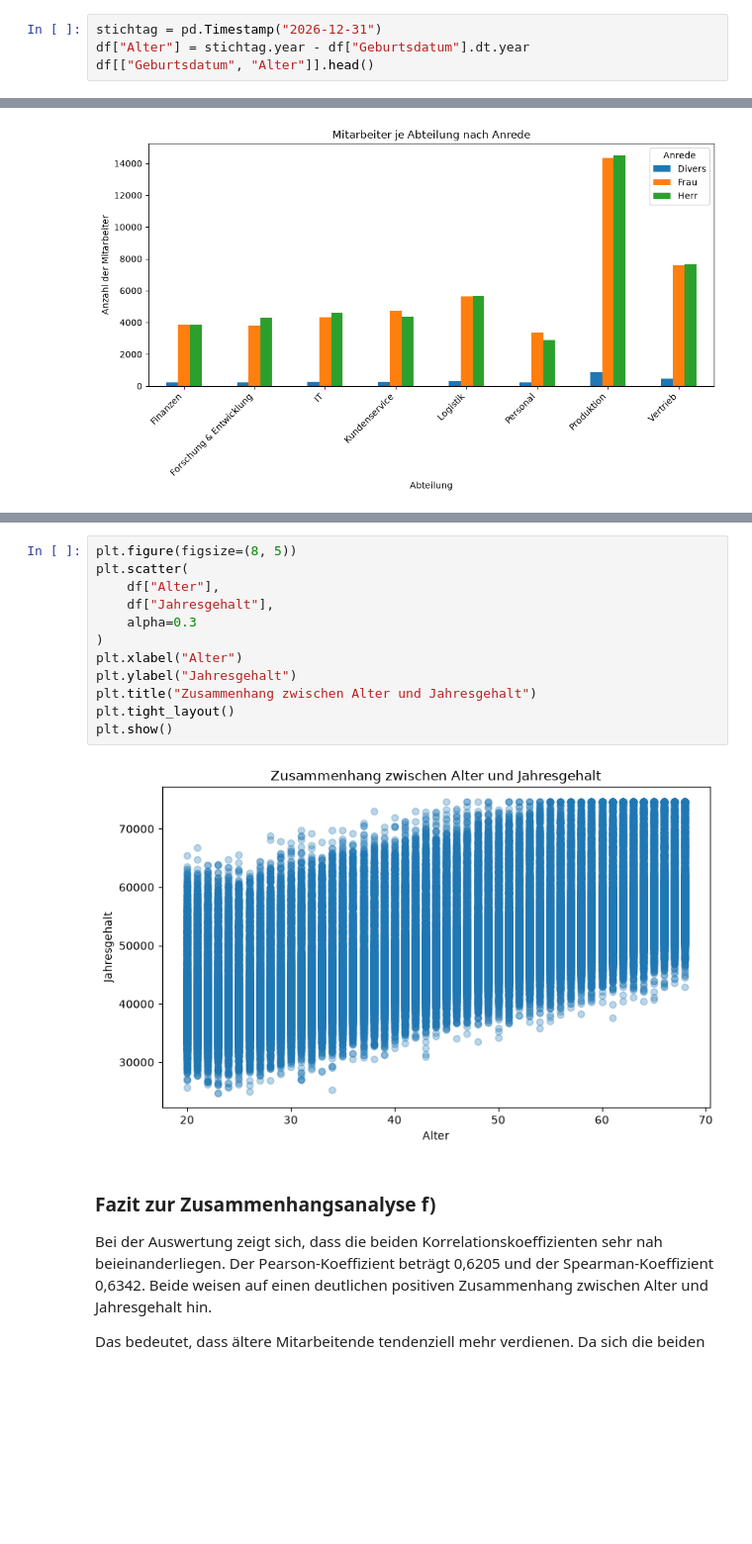
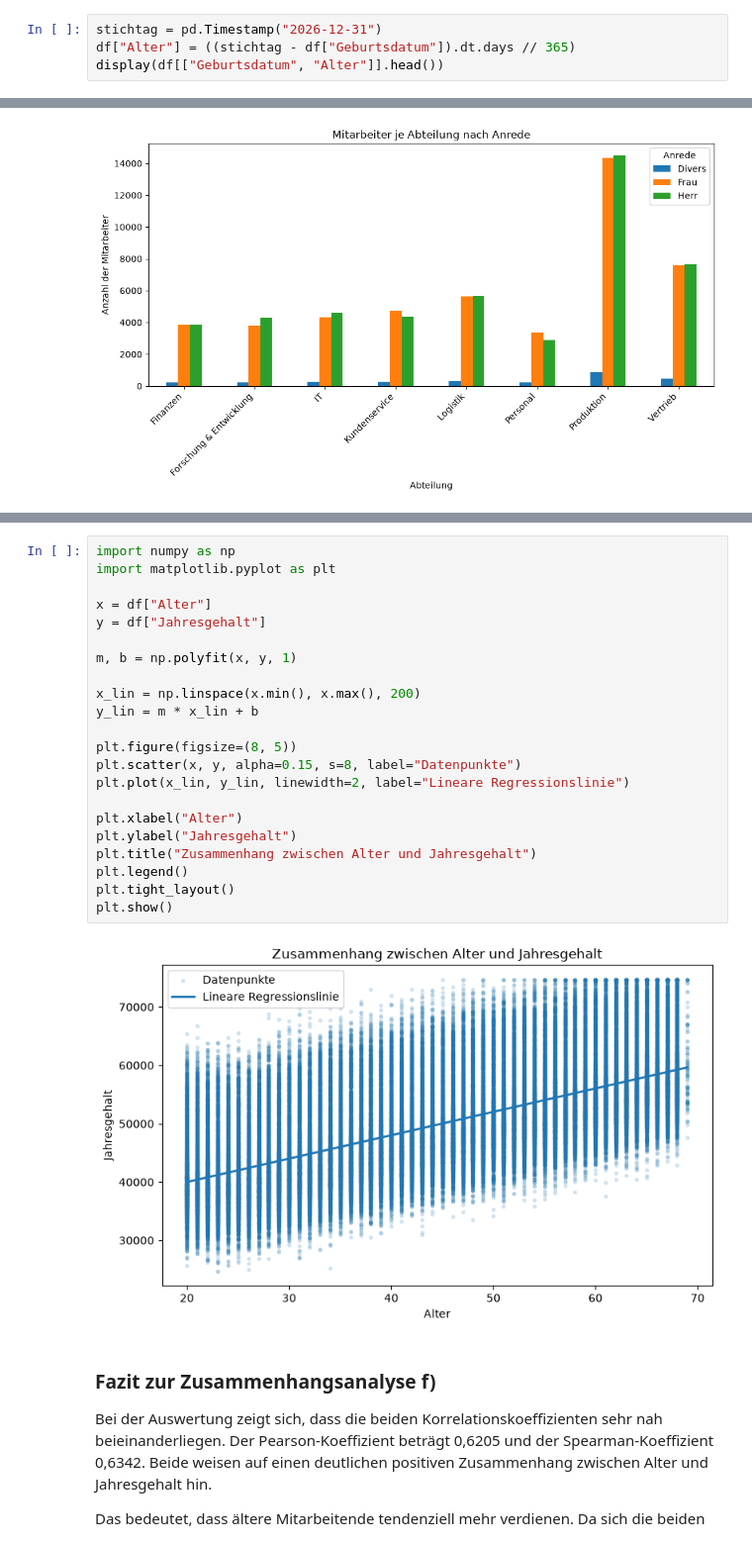
Before and after one commit to abaibik/Statistik-Labors, a Jupyter notebook: Projekt_Gruppe05_Baibik_Dhliwayo_Fuchs_Wolf_Zwischenabgabe1.ipynb, the cells around one changed output, grey strips where cells are left out. Shown at 99% size. Cells and saved outputs as stored; diff of their text form; blank space fills up the shorter version.

```diff
--- a/Projekt_Gruppe05_Baibik_Dhliwayo_Fuchs_Wolf_Zwischenabgabe1.ipynb
+++ b/Projekt_Gruppe05_Baibik_Dhliwayo_Fuchs_Wolf_Zwischenabgabe1.ipynb
@@ -322,8 +322,8 @@ Die Personaldaten wurden anhand festgelegter Regeln systematisch bereinigt:
 Nach der Bereinigung verbleiben **98.287 Datensätze**.
 # %%
 stichtag = pd.Timestamp("2026-12-31")
-df["Alter"] = stichtag.year - df["Geburtsdatum"].dt.year
-df[["Geburtsdatum", "Alter"]].head()
+df["Alter"] = ((stichtag - df["Geburtsdatum"]).dt.days // 365)
+display(df[["Geburtsdatum", "Alter"]].head())
 # %% [output]
 |  | Geburtsdatum | Alter |
 | 0 | 1959-11-09 | 67 |
@@ -472,17 +472,27 @@ Spearman-Korrelation: 0.6343
 # %%
+import numpy as np
+import matplotlib.pyplot as plt
+
+x = df["Alter"]
+y = df["Jahresgehalt"]
+
+m, b = np.polyfit(x, y, 1)
+
+x_lin = np.linspace(x.min(), x.max(), 200)
+y_lin = m * x_lin + b
+
 plt.figure(figsize=(8, 5))
-plt.scatter(
-    df["Alter"],
-    df["Jahresgehalt"],
-    alpha=0.3
-)
+plt.scatter(x, y, alpha=0.15, s=8, label="Datenpunkte")
+plt.plot(x_lin, y_lin, linewidth=2, label="Lineare Regressionslinie")
+
 plt.xlabel("Alter")
 plt.ylabel("Jahresgehalt")
 plt.title("Zusammenhang zwischen Alter und Jahresgehalt")
+plt.legend()
 plt.tight_layout()
 plt.show()
 # %% [output]
-[figure, old version]
+[figure, new version]
 # %% [markdown]
 ### Fazit zur Zusammenhangsanalyse f)
 
```
Also changed, not shown: parts of 5 cells of this notebook, 1 other file.
